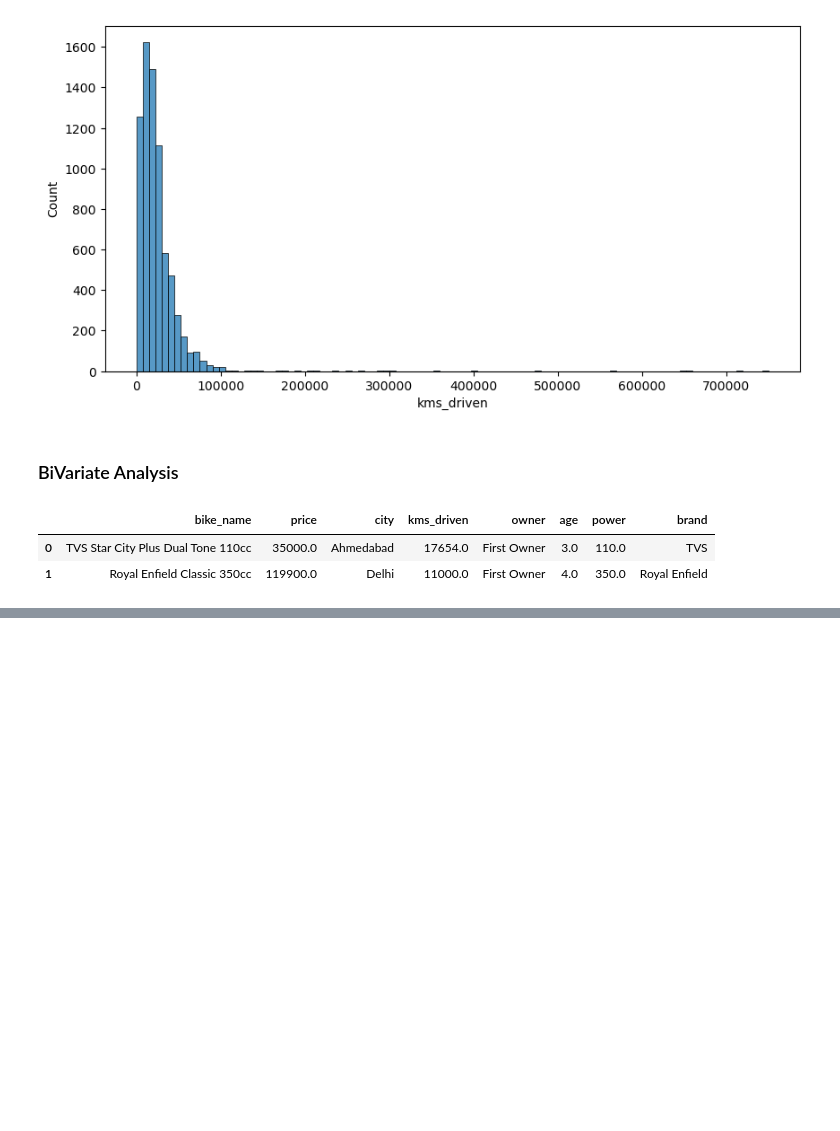
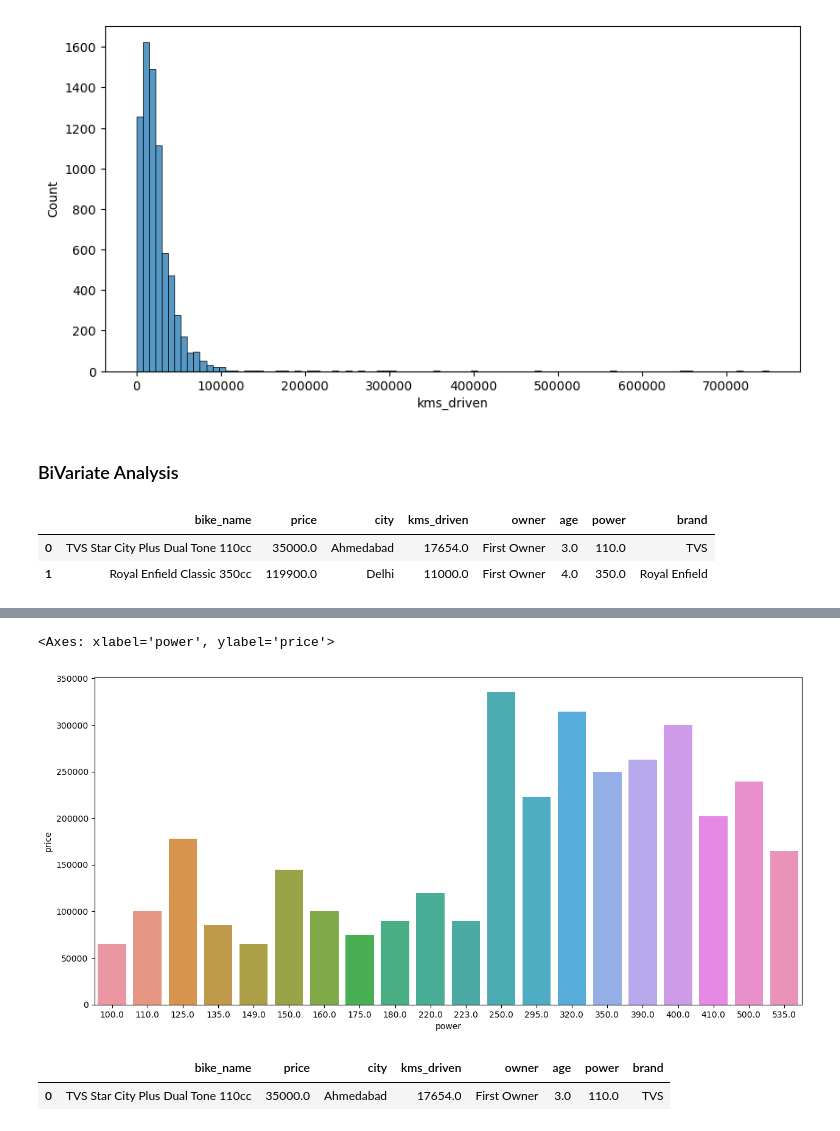
Before and after one commit to shailesh2210/Bike-Share-Prediction, a Jupyter notebook: Data/Untitled.ipynb, the cells around one changed output, grey strips where cells are left out. Saved outputs shown, nothing was run; the diff lists cells and outputs as text; code cells hidden in the pictures; blank space fills up the shorter version.

```diff
--- a/Data/Untitled.ipynb
+++ b/Data/Untitled.ipynb
@@ -209,0 +238,2 @@ brand_with_price
+# %%
+top_20_bikepower_with_price = data.groupby("power")["price"].max().sort_values().reset_index().head(20)
@@ -209,0 +260,11 @@ brand_with_price
+# %%
+plt.figure(figsize=(15,7))
+sns.barplot(data=top_20_bikepower_with_price , x="power", y="price")
+# %% [output]
+<Axes: xlabel='power', ylabel='price'>
+[figure, added]
+# %%
+data.head(1)
+# %% [output]
+|  | bike_name | price | city | kms_driven | owner | age | power | brand |
+| 0 | TVS Star City Plus Dual Tone 110cc | 35000.0 | Ahmedabad | 17654.0 | First Owner | 3.0 | 110.0 | TVS |
```
Also changed, not shown: parts of 15 cells of this notebook.
